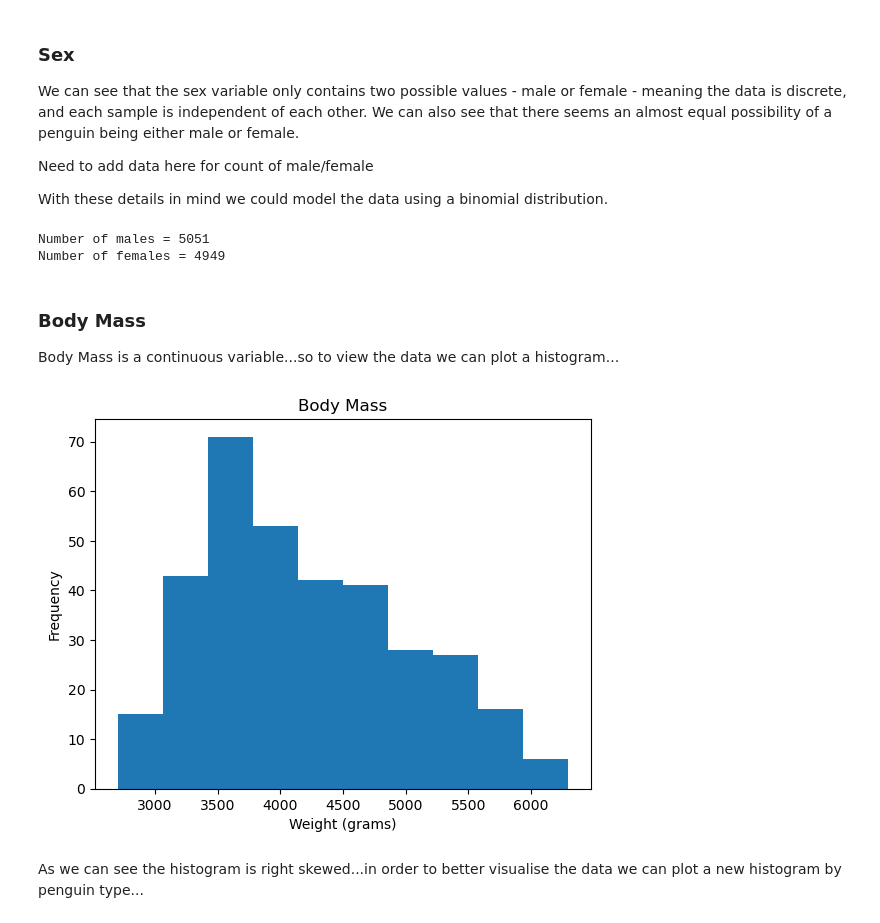
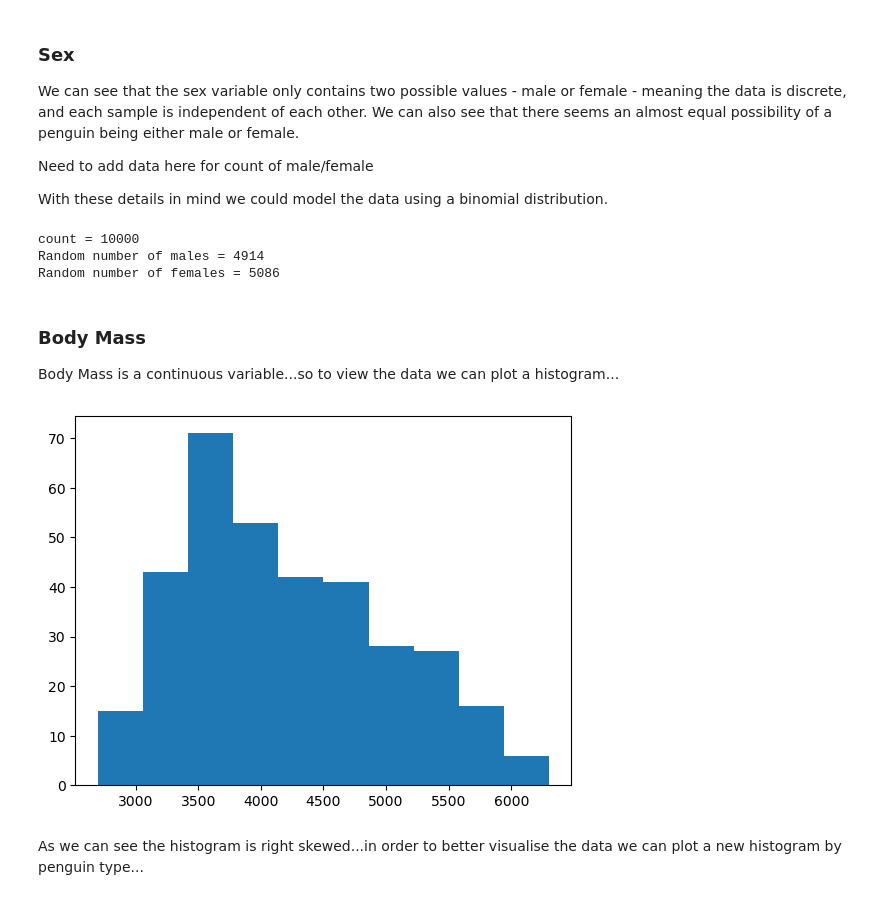
Before and after one commit to PeeBs68/fund_da, a Jupyter notebook: tasks.ipynb, the cells around one changed output. Saved outputs shown, nothing was run; the diff lists cells and outputs as text; code cells hidden in the pictures.

```diff
--- a/tasks.ipynb
+++ b/tasks.ipynb
@@ -238,16 +251,17 @@ rng = np.random.default_rng()
 
 n, p = 1, .5  # n = number of trials (success=male, failure=female), p = probability of each trial (50/50 or .5)
 sex_prob = rng.binomial(n, p, 10000)
-#print(sex_prob)
 
 # Print results
 male = np.sum(sex_prob == 1)
 female = np.sum(sex_prob == 0)
-print (f'Number of males = {male}')
-print (f'Number of females = {female}')
+print ('count = 10000')
+print (f'Random number of males = {male}')
+print (f'Random number of females = {female}')
 # %% [output]
-Number of males = 5051
-Number of females = 4949
+count = 10000
+Random number of males = 4914
+Random number of females = 5086
 # %% [markdown]
 ### Body Mass
 
@@ -255,24 +269,20 @@ Body Mass is a continuous variable...so to view the data we can plot a histogram
 # %%
 # Histogram code
 import matplotlib.pyplot as plt
 
-#Create a list just for Body Mass and generate a histogram
+# Create a list just for Body Mass and generate a histogram
 body_mass_l = []
 for x in df['body_mass_g']:
     body_mass_l.append(x)
 
-body_mass_l
-
-#Sort the list before creating the histogram
-body_mass_l.sort()
-#Add title and labels
-plt.title("Body Mass")
-plt.xlabel("Weight (grams)")
-plt.ylabel("Frequency")
-plt.hist(body_mass_l)
-plt.show()
+# Add title and labels
+#plt.title("Body Mass")
+#plt.xlabel("Weight (grams)")
+#plt.ylabel("Frequency")
+plt.hist(body_mass_l);
+#plt.show()
 # %% [output]
-[figure, old version]
+[figure, new version]
 # %% [markdown]
 As we can see the histogram is right skewed...in order to better visualise the data we can plot a new histogram by penguin type...
 # %%
```
Also changed, not shown: parts of 12 cells of this notebook.
